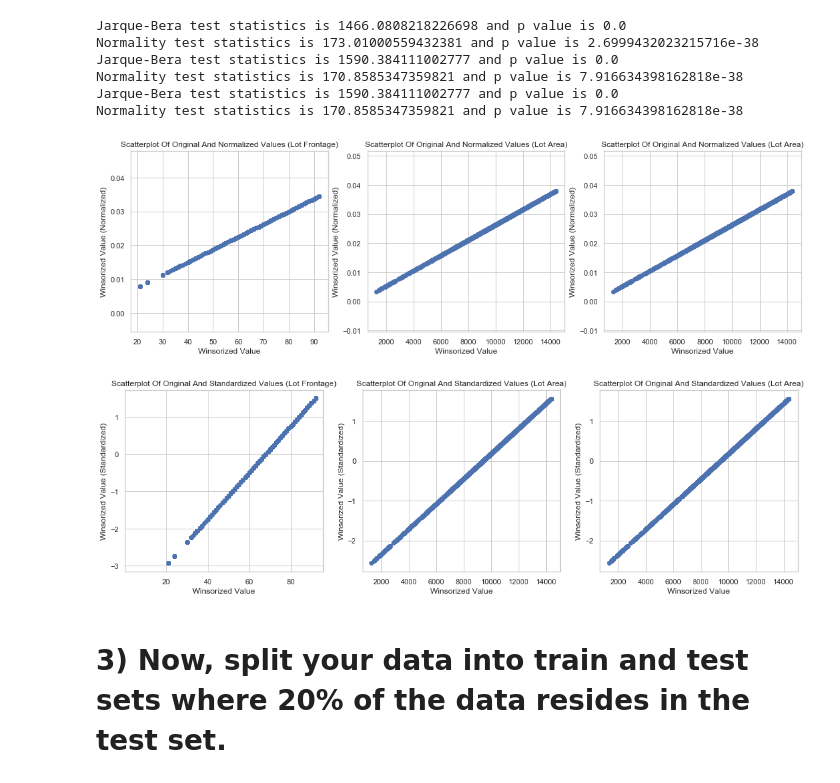
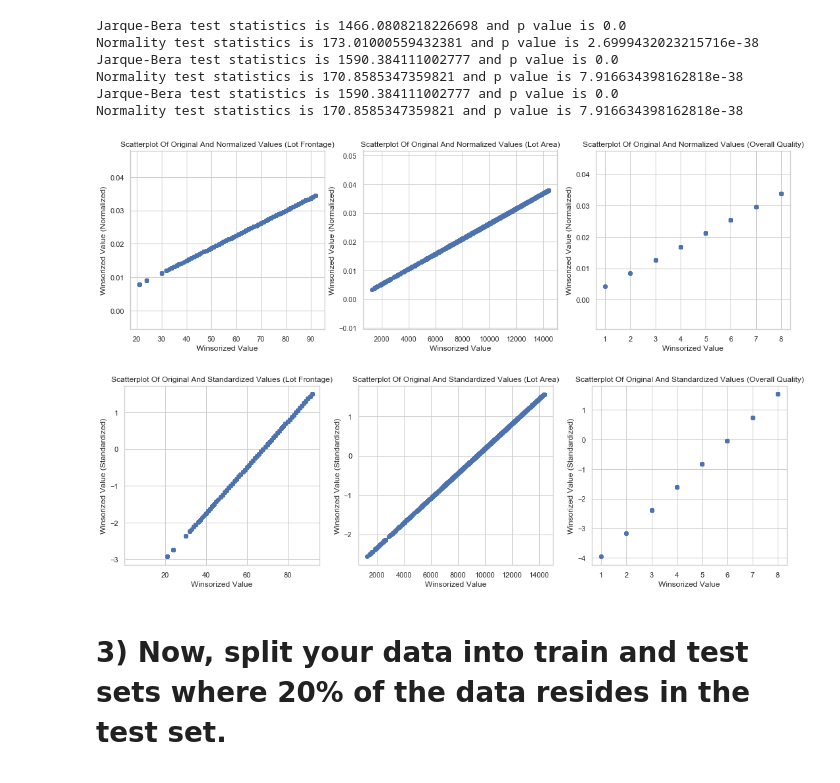
Before and after one commit to Avalon1000/Thinkful, a Jupyter notebook: Module 22.8.ipynb, the cells around one changed output. Saved outputs shown, nothing was run; the diff lists cells and outputs as text; code cells hidden in the pictures.

```diff
--- a/Module 22.8.ipynb
+++ b/Module 22.8.ipynb
@@ -938,30 +725,4 @@ Power_divergenceResult(statistic=275576.8410958903, pvalue=0.0)
 # %%
-import matplotlib.pyplot as plt
-import seaborn as sns
-import numpy as np
-import pandas as pd
-import seaborn as sns
-import scipy.stats as stats
-from scipy.stats.mstats import winsorize
-from sqlalchemy import create_engine
-import warnings
-
-warnings.filterwarnings('ignore')
-sns.set(style="whitegrid")
-
-postgres_user = 'dsbc_student'
-postgres_pw = '7*.8G9QH21'
-postgres_host = '142.93.121.174'
-postgres_port = '5432'
-postgres_db = 'houseprices'
-
-engine = create_engine('postgresql://{}:{}@{}:{}/{}'.format(postgres_user, postgres_pw, postgres_host, postgres_port,
-        postgres_db))
-
-house_prices_df = pd.read_sql_query('select * from houseprices', con = engine)
-
-engine.dispose()
-
 house_prices_df["mszoning"] = house_prices_df["mszoning"].apply(str.strip).replace("--", np.nan)
 house_prices_df["lotarea"] = pd.to_numeric(house_prices_df["lotarea"], downcast="float")
 
@@ -1151,7 +912,7 @@ from sklearn.preprocessing import normalize
 
 house_prices_df["norm_winsorized_lot_frontage"] = normalize(np.array(house_prices_df["winsorized_lot_frontage"]).reshape(1,-1)).reshape(-1,1)
 house_prices_df["norm_winsorized_lot_area"] = normalize(np.array(house_prices_df["winsorized_lot_area"]).reshape(1,-1)).reshape(-1,1)
-house_prices_df["norm_winsorized_lot_area"] = normalize(np.array(house_prices_df["winsorized_lot_area"]).reshape(1,-1)).reshape(-1,1)
+house_prices_df["norm_winsorized_overall_qual"] = normalize(np.array(house_prices_df["winsorized_overall_qual"]).reshape(1,-1)).reshape(-1,1)
 
 plt.figure(figsize=(18,5))
 
@@ -1168,44 +929,44 @@ plt.xlabel("Winsorized Value")
 plt.ylabel("Winsorized Value (Normalized)")
 
 plt.subplot(1,3,3)
-plt.scatter(house_prices_df["winsorized_lot_area"], house_prices_df["norm_winsorized_lot_area"])
-plt.title("Scatterplot Of Original And Normalized Values (Lot Area)")
+plt.scatter(house_prices_df["winsorized_overall_qual"], house_prices_df["norm_winsorized_overall_qual"])
+plt.title("Scatterplot Of Original And Normalized Values (Overall Quality)")
 plt.xlabel("Winsorized Value")
 plt.ylabel("Winsorized Value (Normalized)")
 
 plt.show()
 # %% [output]
-[figure, old version]
+[figure, new version]
 # %%
 from sklearn.preprocessing import scale
 
 house_prices_df["scaled_winsorized_lot_frontage"] = scale(house_prices_df["winsorized_lot_frontage"])
 house_prices_df["scaled_winsorized_lot_area"] = scale(house_prices_df["winsorized_lot_area"])
-house_prices_df["scaled_winsorized_lot_area"] = scale(house_prices_df["winsorized_lot_area"])
+house_prices_df["scaled_winsorized_overall_qual"] = scale(house_prices_df["winsorized_overall_qual"])
 
 plt.figure(figsize=(18,5))
 
 plt.subplot(1,3,1)
 plt.scatter(house_prices_df["winsorized_lot_frontage"], house_prices_df["scaled_winsorized_lot_frontage"])
 plt.title("Scatterplot Of Original And Standardized Values (Lot Frontage)")
 plt.xlabel("Winsorized Value")
 plt.ylabel("Winsorized Value (Standardized)")
 plt.xlim(0.00000001)
 
 plt.subplot(1,3,2)
 plt.scatter(house_prices_df["winsorized_lot_area"], house_prices_df["scaled_winsorized_lot_area"])
 plt.title("Scatterplot Of Original And Standardized Values (Lot Area)")
 plt.xlabel("Winsorized Value")
 plt.ylabel("Winsorized Value (Standardized)")
 
 plt.subplot(1,3,3)
-plt.scatter(house_prices_df["winsorized_lot_area"], house_prices_df["scaled_winsorized_lot_area"])
-plt.title("Scatterplot Of Original And Standardized Values (Lot Area)")
+plt.scatter(house_prices_df["winsorized_overall_qual"], house_prices_df["scaled_winsorized_overall_qual"])
+plt.title("Scatterplot Of Original And Standardized Values (Overall Quality)")
 plt.xlabel("Winsorized Value")
 plt.ylabel("Winsorized Value (Standardized)")
 
 plt.show()
 # %% [output]
-[figure, old version]
+[figure, new version]
 # %% [markdown]
 # 3) Now, split your data into train and test sets where 20% of the data resides in the test set.
```
Also changed, not shown: parts of 43 cells of this notebook.
